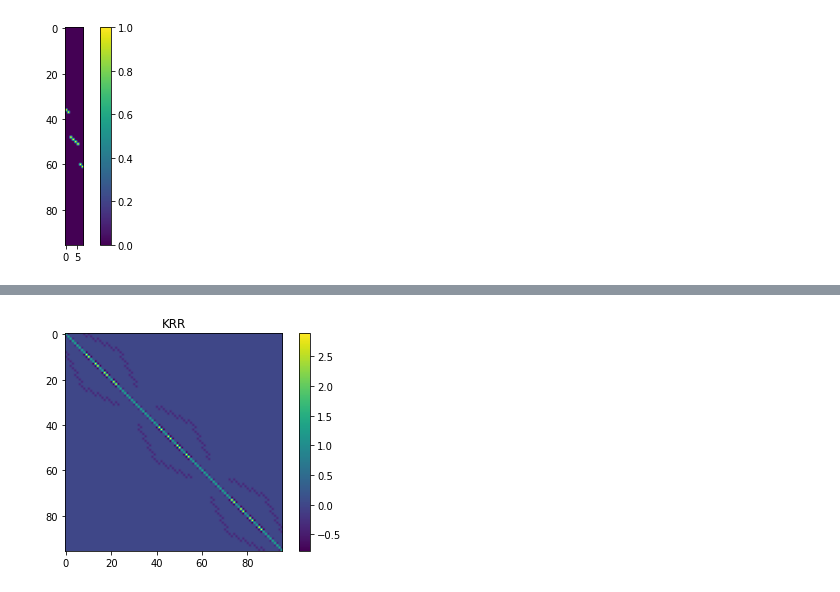
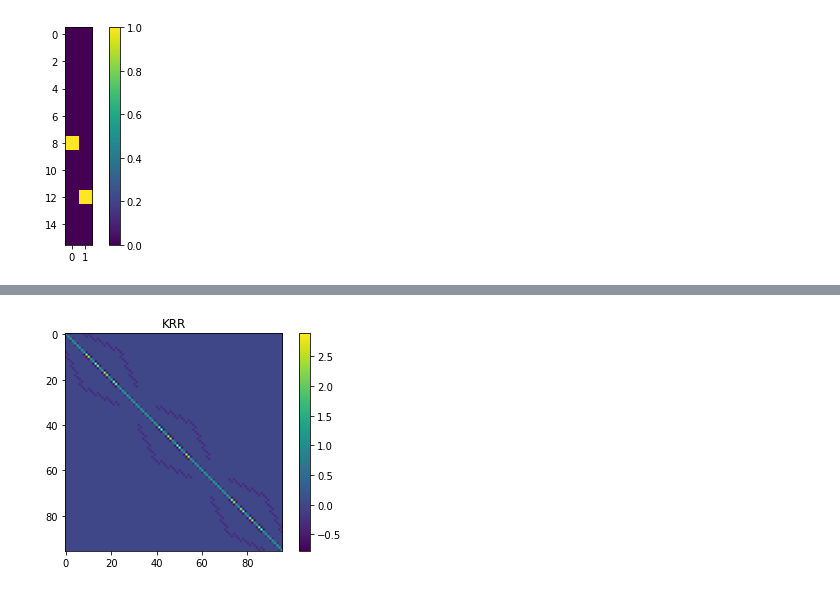
Before and after one commit to pauromeu/feti-dp-sp1, a Jupyter notebook: code/serial/main.ipynb, the cells around one changed output, grey strips where cells are left out. Drawn from its saved outputs; the diff is of its cells as text; code cells hidden in the pictures.

```diff
--- a/code/serial/main.ipynb
+++ b/code/serial/main.ipynb
@@ -45,7 +58,7 @@ ARr = create_ARr_matrices(mesh)
-# %%
-plot_sparse_matrix(ARr[6])
-# %% [output]
-[figure, removed]
+# %%
+plot_sparse_matrix(APq[8])
+# %% [output]
+[figure, added]
 # %%
 # Stiffness matrices K
 KRR = assembly_KRR_matrix(Ks, ARr, rs, mesh)
```
Also changed, not shown: parts of 2 cells of this notebook, 1 other file.
